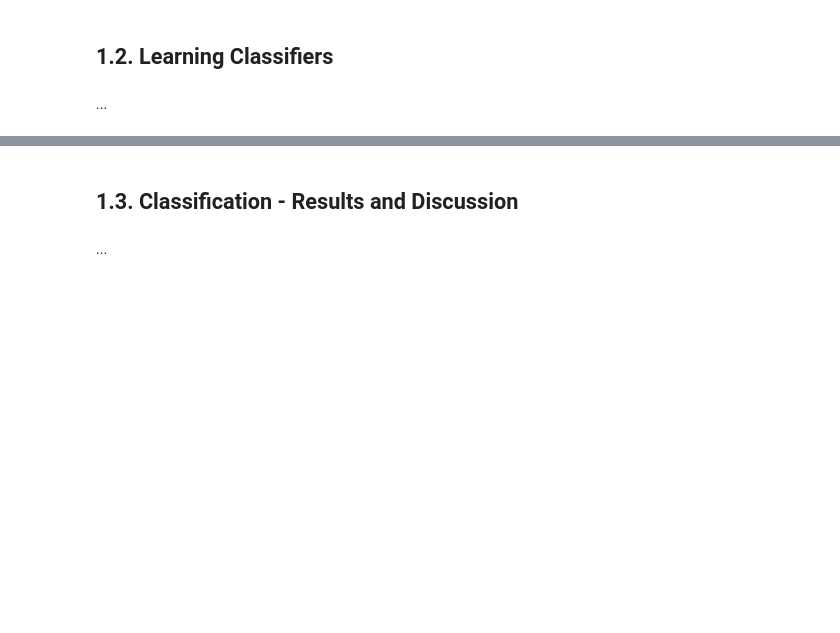
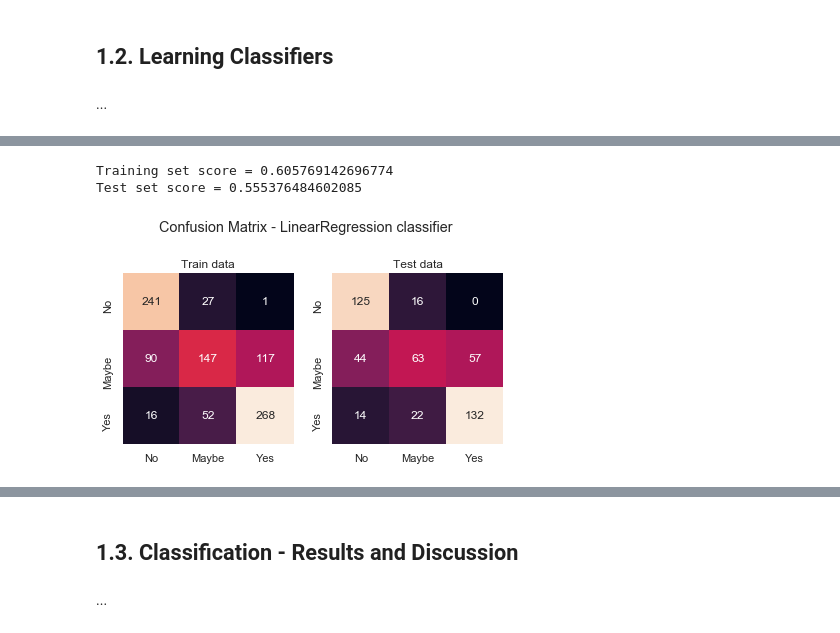
Before and after one commit to jakmak24/ML_health, a Jupyter notebook: AA_201819_Project.ipynb, the cells around one changed output, grey strips where cells are left out. Saved outputs shown, nothing was run; the diff lists cells and outputs as text; code cells hidden in the pictures; blank space fills up the shorter version.

```diff
--- a/AA_201819_Project.ipynb
+++ b/AA_201819_Project.ipynb
@@ -175,0 +815,3 @@ In this task you should **learn classifiers to predict if a person currently has
+# %%
+normalised_df["Q62"] = refactored_df["Q62"].map(lambda x: list(refactored_df["Q62"].unique()).index(x))
+normalised_df['Q62'].unique()
@@ -179,0 +879,8 @@ In this task you should **learn classifiers to predict if a person currently has
+# %%
+from sklearn.linear_model import LinearRegression
+lr_clf = LinearRegression()
+evaluate(lr_clf,"LinearRegression classifier")
+# %% [output]
+Training set score = 0.605769142696774
+Test set score = 0.555376484602085
+[figure, added]
```
Also changed, not shown: parts of 124 cells of this notebook.
